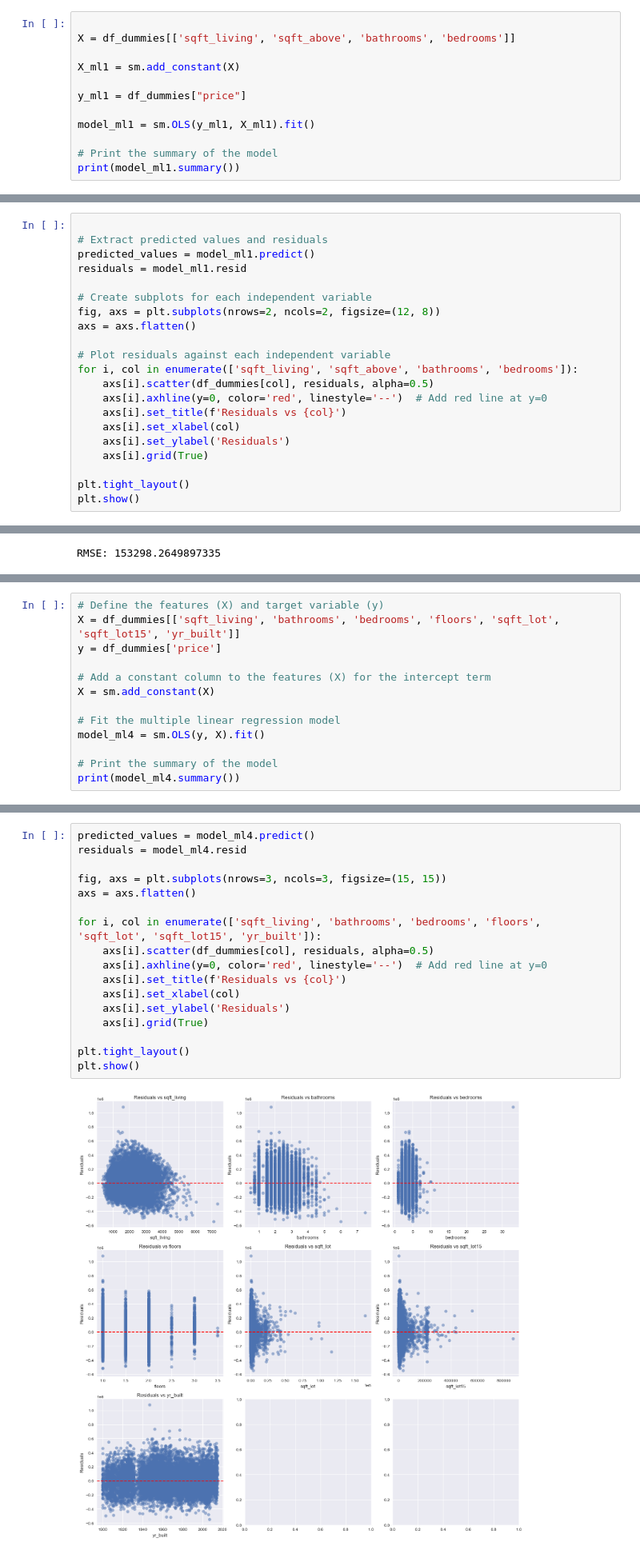
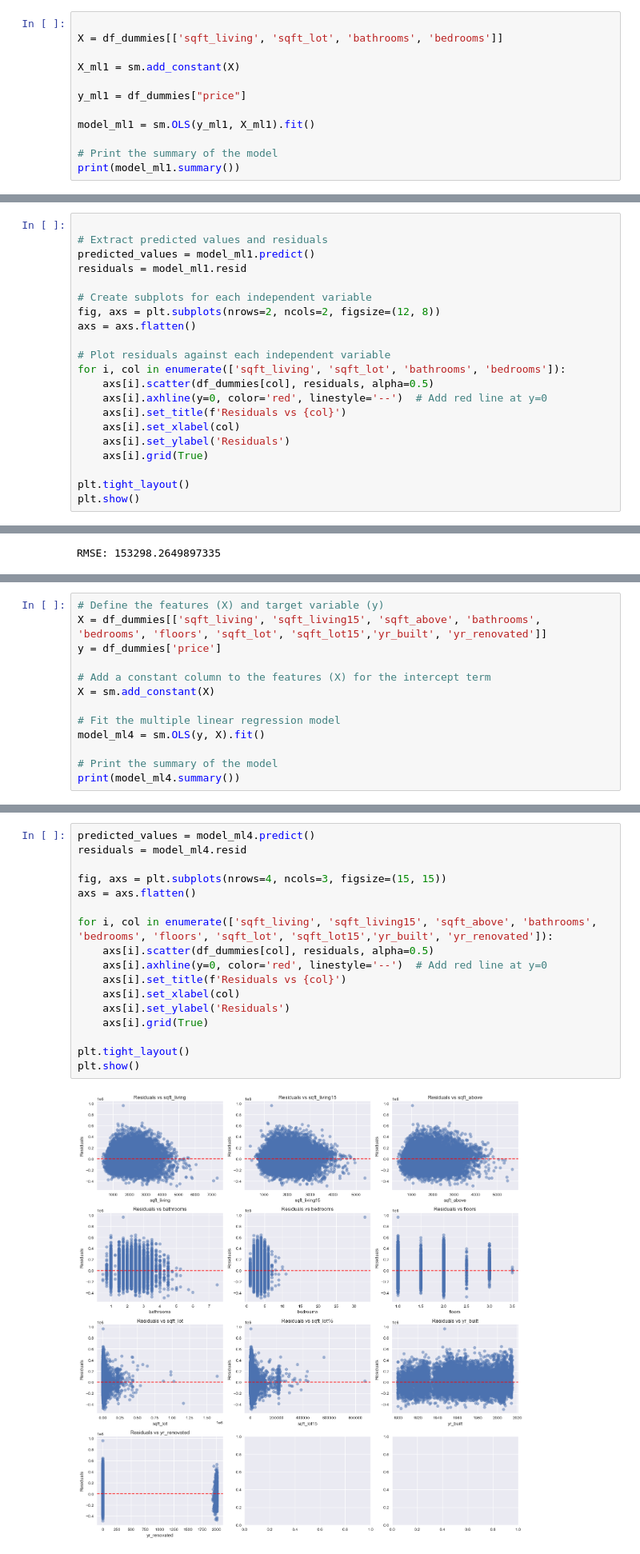
Before and after one commit to whareverr/dsc-phase-2-project-v2-3, a Jupyter notebook: student.ipynb, the cells around one changed output, grey strips where cells are left out. Shown at 80% size. Saved outputs shown, nothing was run; the diff lists cells and outputs as text.

```diff
--- a/student.ipynb
+++ b/student.ipynb
@@ -674,7 +674,7 @@ Name: price, dtype: float64
 The first Multiple Linear Regression model will include independent variables exhibiting the strongest correlation with price, excluding those that were initially categorical data.
 # %%
 
-X = df_dummies[['sqft_living', 'sqft_above', 'bathrooms', 'bedrooms']]
+X = df_dummies[['sqft_living', 'sqft_lot', 'bathrooms', 'bedrooms']]
 
 X_ml1 = sm.add_constant(X)
 
@@ -731,7 +731,7 @@ fig, axs = plt.subplots(nrows=2, ncols=2, figsize=(12, 8))
 axs = axs.flatten()
 
 # Plot residuals against each independent variable
-for i, col in enumerate(['sqft_living', 'sqft_above', 'bathrooms', 'bedrooms']):
+for i, col in enumerate(['sqft_living', 'sqft_lot', 'bathrooms', 'bedrooms']):
     axs[i].scatter(df_dummies[col], residuals, alpha=0.5)
     axs[i].axhline(y=0, color='red', linestyle='--')  # Add red line at y=0
     axs[i].set_title(f'Residuals vs {col}')
@@ -946,7 +947,7 @@ The RMSE value of 153,298 indicates the average magnitude of the prediction erro
 For this regression model positive correlations that are not categorical will be used. Excluding sqtf_above and yr_renovated because we saw earlier that they are not statistically significant.
 # %%
 # Define the features (X) and target variable (y)
-X = df_dummies[['sqft_living', 'bathrooms', 'bedrooms', 'floors', 'sqft_lot', 'sqft_lot15', 'yr_built']]
+X = df_dummies[['sqft_living', 'sqft_living15', 'sqft_above', 'bathrooms', 'bedrooms', 'floors', 'sqft_lot', 'sqft_lot15','yr_built', 'yr_renovated']]
 y = df_dummies['price']
 
 # Add a constant column to the features (X) for the intercept term
@@ -1004,22 +1005,22 @@ yr_built: For each year increase in the year built, the predicted price of the h
 # %%
 predicted_values = model_ml4.predict()
 residuals = model_ml4.resid
 
-fig, axs = plt.subplots(nrows=3, ncols=3, figsize=(15, 15))
+fig, axs = plt.subplots(nrows=4, ncols=3, figsize=(15, 15))
 axs = axs.flatten()
 
-for i, col in enumerate(['sqft_living', 'bathrooms', 'bedrooms', 'floors', 'sqft_lot', 'sqft_lot15', 'yr_built']):
+for i, col in enumerate(['sqft_living', 'sqft_living15', 'sqft_above', 'bathrooms', 'bedrooms', 'floors', 'sqft_lot', 'sqft_lot15','yr_built', 'yr_renovated']):
     axs[i].scatter(df_dummies[col], residuals, alpha=0.5)
     axs[i].axhline(y=0, color='red', linestyle='--')  # Add red line at y=0
     axs[i].set_title(f'Residuals vs {col}')
     axs[i].set_xlabel(col)
     axs[i].set_ylabel('Residuals')
     axs[i].grid(True)
 
 plt.tight_layout()
 plt.show()
 # %% [output]
-[figure, old version]
+[figure, new version]
 # %% [markdown]
 # Train/Test Split
 # %%
```
Also changed, not shown: parts of 9 cells of this notebook.
